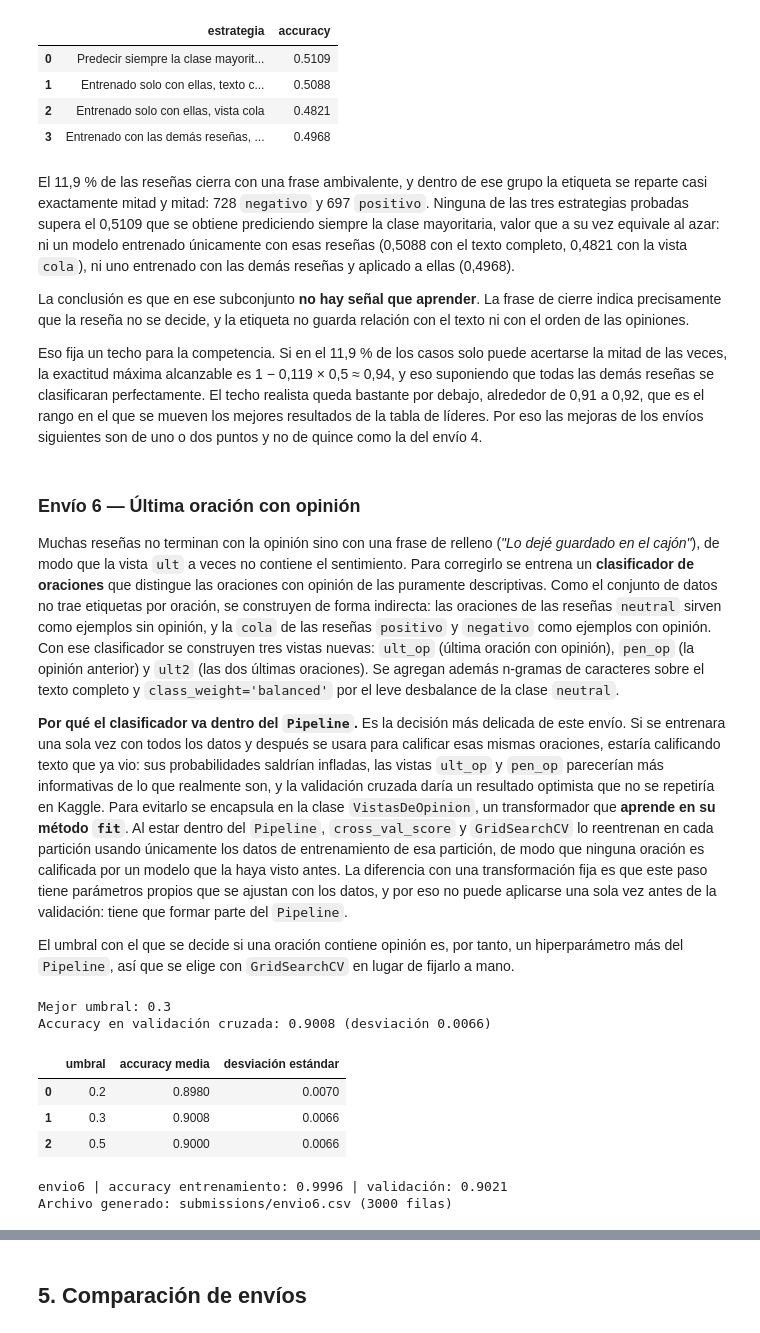
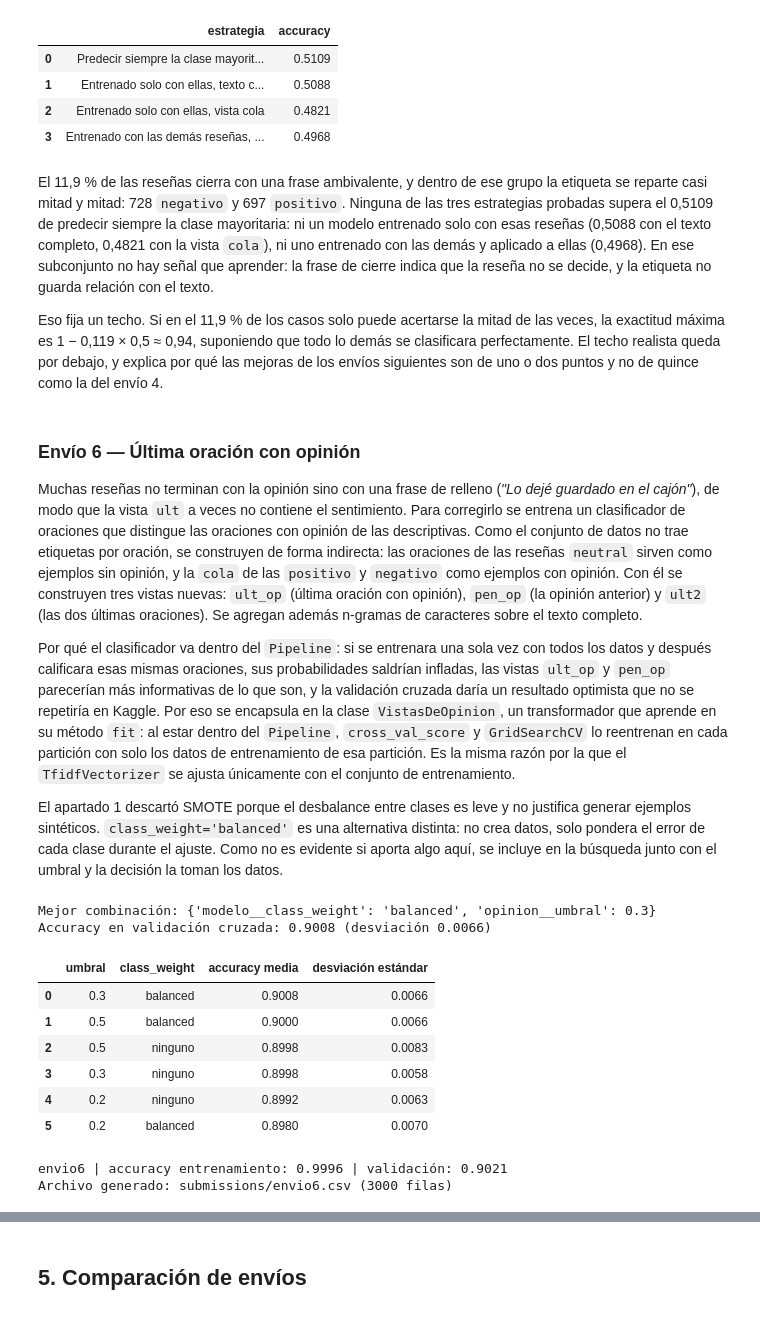
Before and after one commit to Dangar221/Proyecto-ML, a Jupyter notebook: Proyecto Etapa 1/Proyecto_Etapa1.ipynb, the cells around one changed output, grey strips where cells are left out. Drawn from its saved outputs; the diff is of its cells as text; code cells hidden in the pictures.

Commit message:
Envío 7 y correcciones de documentación

```diff
--- a/Proyecto Etapa 1/Proyecto_Etapa1.ipynb
+++ b/Proyecto Etapa 1/Proyecto_Etapa1.ipynb
@@ -315,13 +315,13 @@ def ultima_oracion(texto):
     return oraciones(texto)[-1]
 
 def cola_contrastiva(texto):
-    """Texto posterior al ultimo conector contrastivo. Si no hay ninguno,
-    devuelve la ultima oracion, que es la opinion mas reciente."""
+    """Texto posterior al último conector contrastivo. Si no hay ninguno,
+    devuelve la última oración, que es la opinion mas reciente."""
     marcas = list(RE_CONTRASTIVOS.finditer(texto))
     return texto[marcas[-1].end():].strip() if marcas else ultima_oracion(texto)
 
 def sin_aditivos(texto):
-    """Recorta de cada oracion la clausula que introduce un conector aditivo."""
+    """Recorta de cada oración la cláusula que introduce un conector aditivo."""
     conservadas = []
     for oracion in oraciones(texto):
         marcas = list(RE_ADITIVOS.finditer(oracion))
@@ -354,11 +354,11 @@ def antes_contrastivo(texto):
 
 partes_resena = {
     'Texto completo':                   train['texto_limpio'],
-    'Primera oracion':                  train['texto_limpio'].apply(primera_oracion),
-    'Ultima oracion':                   train['texto_limpio'].apply(ultima_oracion),
+    'Primera oración':                  train['texto_limpio'].apply(primera_oracion),
+    'Última oración':                   train['texto_limpio'].apply(ultima_oracion),
     'Antes del conector contrastivo':   train['texto_limpio'].apply(antes_contrastivo),
-    'Despues del conector contrastivo': train['texto_limpio'].apply(cola_contrastiva),
-    'Sin clausulas aditivas':           train['texto_limpio'].apply(sin_aditivos),
+    'Después del conector contrastivo': train['texto_limpio'].apply(cola_contrastiva),
+    'Sin cláusulas aditivas':           train['texto_limpio'].apply(sin_aditivos),
 }
 
 filas = []
@@ -367,7 +367,7 @@ for nombre, textos in partes_resena.items():
     filas.append({'vista': nombre,
                   'palabras distintas': len(CountVectorizer().fit(textos).vocabulary_),
                   'accuracy media': round(puntajes.mean(), 4),
-                  'desviacion estandar': round(puntajes.std(), 4)})
+                  'desviación estándar': round(puntajes.std(), 4)})
 
 display(pd.DataFrame(filas))
 
@@ -748,19 +746,17 @@ Reseñas con cierre ambivalente: 1431 de 12000 = 11.9 %
 | 2 | Entrenado solo con ellas, vista cola | 0.4821 |
 | 3 | Entrenado con las demás reseñas, ... | 0.4968 |
 # %% [markdown]
-El 11,9 % de las reseñas cierra con una frase ambivalente, y dentro de ese grupo la etiqueta se reparte casi exactamente mitad y mitad: 728 `negativo` y 697 `positivo`. Ninguna de las tres estrategias probadas supera el 0,5109 que se obtiene prediciendo siempre la clase mayoritaria, valor que a su vez equivale al azar: ni un modelo entrenado únicamente con esas reseñas (0,5088 con el texto completo, 0,4821 con la vista `cola`), ni uno entrenado con las demás reseñas y aplicado a ellas (0,4968).
+El 11,9 % de las reseñas cierra con una frase ambivalente, y dentro de ese grupo la etiqueta se reparte casi mitad y mitad: 728 `negativo` y 697 `positivo`. Ninguna de las tres estrategias probadas supera el 0,5109 de predecir siempre la clase mayoritaria: ni un modelo entrenado solo con esas reseñas (0,5088 con el texto completo, 0,4821 con la vista `cola`), ni uno entrenado con las demás y aplicado a ellas (0,4968). En ese subconjunto no hay señal que aprender: la frase de cierre indica que la reseña no se decide, y la etiqueta no guarda relación con el texto.
 
-La conclusión es que en ese subconjunto **no hay señal que aprender**. La frase de cierre indica precisamente que la reseña no se decide, y la etiqueta no guarda relación con el texto ni con el orden de las opiniones.
-
-Eso fija un techo para la competencia. Si en el 11,9 % de los casos solo puede acertarse la mitad de las veces, la exactitud máxima alcanzable es 1 − 0,119 × 0,5 ≈ 0,94, y eso suponiendo que todas las demás reseñas se clasificaran perfectamente. El techo realista queda bastante por debajo, alrededor de 0,91 a 0,92, que es el rango en el que se mueven los mejores resultados de la tabla de líderes. Por eso las mejoras de los envíos siguientes son de uno o dos puntos y no de quince como la del envío 4.
+Eso fija un techo. Si en el 11,9 % de los casos solo puede acertarse la mitad de las veces, la exactitud máxima es 1 − 0,119 × 0,5 ≈ 0,94, suponiendo que todo lo demás se clasificara perfectamente. El techo realista queda por debajo, y explica por qué las mejoras de los envíos siguientes son de uno o dos puntos y no de quince como la del envío 4.
 # %% [markdown]
 ### Envío 6 — Última oración con opinión
 
-Muchas reseñas no terminan con la opinión sino con una frase de relleno (*"Lo dejé guardado en el cajón"*), de modo que la vista `ult` a veces no contiene el sentimiento. Para corregirlo se entrena un **clasificador de oraciones** que distingue las oraciones con opinión de las puramente descriptivas. Como el conjunto de datos no trae etiquetas por oración, se construyen de forma indirecta: las oraciones de las reseñas `neutral` sirven como ejemplos sin opinión, y la `cola` de las reseñas `positivo` y `negativo` como ejemplos con opinión. Con ese clasificador se construyen tres vistas nuevas: `ult_op` (última oración con opinión), `pen_op` (la opinión anterior) y `ult2` (las dos últimas oraciones). Se agregan además n-gramas de caracteres sobre el texto completo y `class_weight='balanced'` por el leve desbalance de la clase `neutral`.
+Muchas reseñas no terminan con la opinión sino con una frase de relleno (*"Lo dejé guardado en el cajón"*), de modo que la vista `ult` a veces no contiene el sentimiento. Para corregirlo se entrena un clasificador de oraciones que distingue las oraciones con opinión de las descriptivas. Como el conjunto de datos no trae etiquetas por oración, se construyen de forma indirecta: las oraciones de las reseñas `neutral` sirven como ejemplos sin opinión, y la `cola` de las `positivo` y `negativo` como ejemplos con opinión. Con él se construyen tres vistas nuevas: `ult_op` (última oración con opinión), `pen_op` (la opinión anterior) y `ult2` (las dos últimas oraciones). Se agregan además n-gramas de caracteres sobre el texto completo.
 
-**Por qué el clasificador va dentro del `Pipeline`.** Es la decisión más delicada de este envío. Si se entrenara una sola vez con todos los datos y después se usara para calificar esas mismas oraciones, estaría calificando texto que ya vio: sus probabilidades saldrían infladas, las vistas `ult_op` y `pen_op` parecerían más informativas de lo que realmente son, y la validación cruzada daría un resultado optimista que no se repetiría en Kaggle. Para evitarlo se encapsula en la clase `VistasDeOpinion`, un transformador que **aprende en su método `fit`**. Al estar dentro del `Pipeline`, `cross_val_score` y `GridSearchCV` lo reentrenan en cada partición usando únicamente los datos de entrenamiento de esa partición, de modo que ninguna oración es calificada por un modelo que la haya visto antes. La diferencia con una transformación fija es que este paso tiene parámetros propios que se ajustan con los datos, y por eso no puede aplicarse una sola vez antes de la validación: tiene que formar parte del `Pipeline`.
+Por qué el clasificador va dentro del `Pipeline`: si se entrenara una sola vez con todos los datos y después calificara esas mismas oraciones, sus probabilidades saldrían infladas, las vistas `ult_op` y `pen_op` parecerían más informativas de lo que son, y la validación cruzada daría un resultado optimista que no se repetiría en Kaggle. Por eso se encapsula en la clase `VistasDeOpinion`, un transformador que aprende en su método `fit`: al estar dentro del `Pipeline`, `cross_val_score` y `GridSearchCV` lo reentrenan en cada partición con solo los datos de entrenamiento de esa partición. Es la misma razón por la que el `TfidfVectorizer` se ajusta únicamente con el conjunto de entrenamiento.
 
-El umbral con el que se decide si una oración contiene opinión es, por tanto, un hiperparámetro más del `Pipeline`, así que se elige con `GridSearchCV` en lugar de fijarlo a mano.
+El apartado 1 descartó SMOTE porque el desbalance entre clases es leve y no justifica generar ejemplos sintéticos. `class_weight='balanced'` es una alternativa distinta: no crea datos, solo pondera el error de cada clase durante el ajuste. Como no es evidente si aporta algo aquí, se incluye en la búsqueda junto con el umbral y la decisión la toman los datos.
 # %%
 from sklearn.base import BaseEstimator, TransformerMixin
 
@@ -829,43 +825,51 @@ class VistasDeOpinion(BaseEstimator, TransformerMixin):
 base_envio6 = Pipeline([
     ('opinion', VistasDeOpinion()),
     ('vistas', ColumnTransformer([
         ('todo',       palabras(),   'todo'),
         ('ult',        palabras(),   'ult'),
         ('cola',       palabras(),   'cola'),
         ('sin_adit',   palabras(),   'sin_adit'),
         ('ult2',       palabras(),   'ult2'),
         ('ult_op',     palabras(),   'ult_op'),
         ('pen_op',     palabras(),   'pen_op'),
         ('todo_car',   caracteres(), 'todo'),
         ('ult_car',    caracteres(), 'ult'),
         ('cola_car',   caracteres(), 'cola'),
         ('ult2_car',   caracteres(), 'ult2'),
         ('ult_op_car', caracteres(), 'ult_op'),
     ])),
-    ('modelo', LogisticRegression(C=3, max_iter=5000, class_weight='balanced'))
+    ('modelo', LogisticRegression(C=3, max_iter=5000))
 ])
 
-busqueda6 = GridSearchCV(base_envio6, {'opinion__umbral': [0.2, 0.3, 0.5]},
+busqueda6 = GridSearchCV(base_envio6,
+                         {'opinion__umbral': [0.2, 0.3, 0.5],
+                          'modelo__class_weight': ['balanced', None]},
                          cv=kfold, scoring='accuracy', n_jobs=-1)
 busqueda6.fit(V_train, y_train)
 
 desviacion = busqueda6.cv_results_['std_test_score'][busqueda6.best_index_]
-print('Mejor umbral:', busqueda6.best_params_['opinion__umbral'])
+print('Mejor combinación:', busqueda6.best_params_)
 print(f'Accuracy en validación cruzada: {busqueda6.best_score_:.4f} (desviación {desviacion:.4f})')
 display(pd.DataFrame({'umbral': busqueda6.cv_results_['param_opinion__umbral'],
+                      'class_weight': ['balanced' if v == 'balanced' else 'ninguno'
+                                       for v in busqueda6.cv_results_['param_modelo__class_weight']],
                       'accuracy media': busqueda6.cv_results_['mean_test_score'].round(4),
-                      'desviación estándar': busqueda6.cv_results_['std_test_score'].round(4)}))
+                      'desviación estándar': busqueda6.cv_results_['std_test_score'].round(4)})
+        .sort_values('accuracy media', ascending=False).reset_index(drop=True))
 
 modelo_envio6 = evaluar_y_enviar('envio6', busqueda6.best_estimator_,
-                                 'Vistas de la última oración con opinión + n-gramas de caracteres + class_weight balanced',
+                                 'Vistas de la última oración con opinión + n-gramas de caracteres',
                                  datos=datos_vistas)
 # %% [output]
-Mejor umbral: 0.3
+Mejor combinación: {'modelo__class_weight': 'balanced', 'opinion__umbral': 0.3}
 Accuracy en validación cruzada: 0.9008 (desviación 0.0066)
-|  | umbral | accuracy media | desviación estándar |
-| 0 | 0.2 | 0.8980 | 0.0070 |
-| 1 | 0.3 | 0.9008 | 0.0066 |
-| 2 | 0.5 | 0.9000 | 0.0066 |
+|  | umbral | class_weight | accuracy media | desviación estándar |
+| 0 | 0.3 | balanced | 0.9008 | 0.0066 |
+| 1 | 0.5 | balanced | 0.9000 | 0.0066 |
+| 2 | 0.5 | ninguno | 0.8998 | 0.0083 |
+| 3 | 0.3 | ninguno | 0.8998 | 0.0058 |
+| 4 | 0.2 | ninguno | 0.8992 | 0.0063 |
+| 5 | 0.2 | balanced | 0.8980 | 0.0070 |
 envio6 | accuracy entrenamiento: 0.9996 | validación: 0.9021
 Archivo generado: submissions/envio6.csv (3000 filas)
 # %% [markdown]
```
Also changed, not shown: parts of 19 cells of this notebook, 1 other file.
